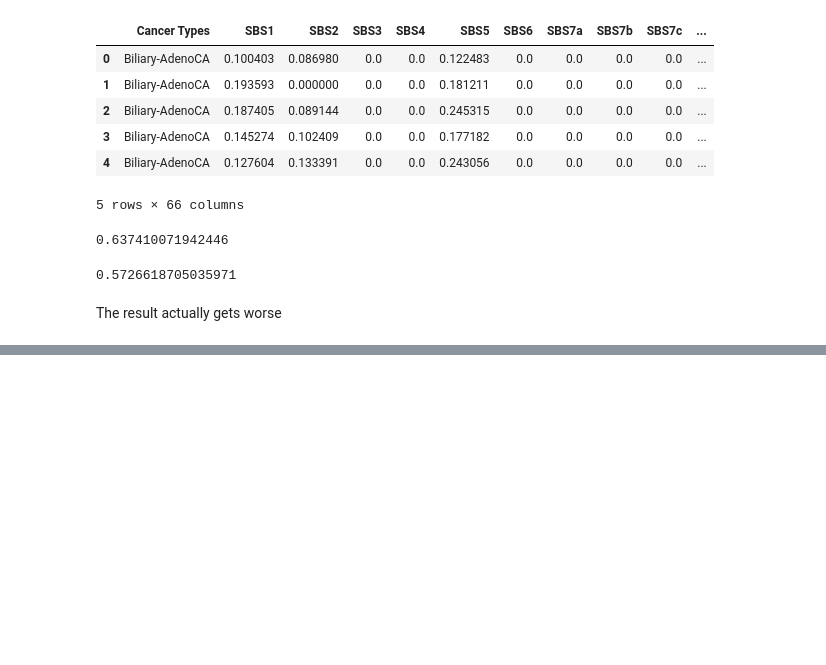
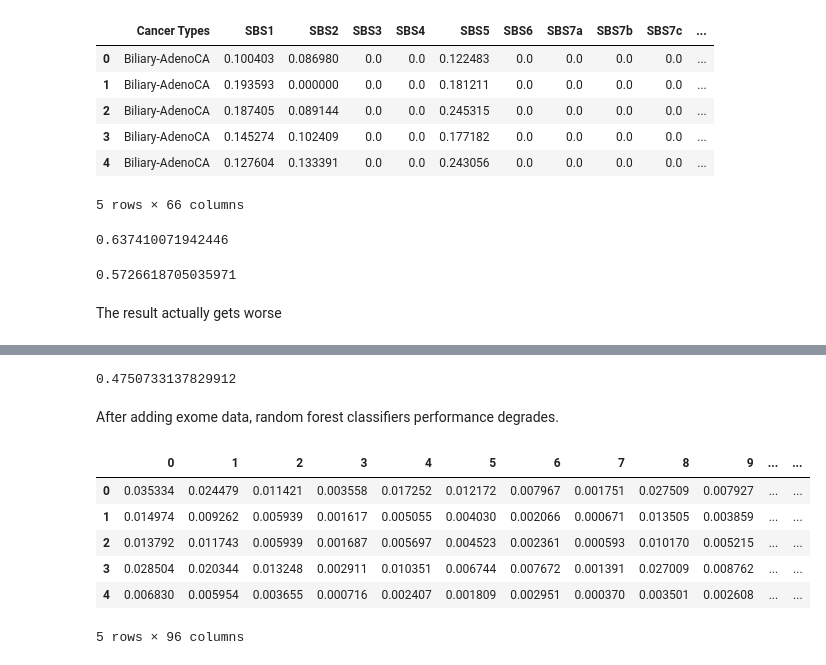
Before and after one commit to Lepardi/LSI31003-group-work, a Jupyter notebook: MachineLearning_inMolecularBiology2020_GroupProject.ipynb, the cells around one changed output, grey strips where cells are left out. Drawn from its saved outputs; the diff is of its cells as text; code cells hidden in the pictures; blank space fills up the shorter version.

```diff
--- a/MachineLearning_inMolecularBiology2020_GroupProject.ipynb
+++ b/MachineLearning_inMolecularBiology2020_GroupProject.ipynb
@@ -376,0 +441,4 @@ The result actually gets worse
+# %%
+TCGA_wes_mut = TCGA_wes_mut.T
+#TCGA_wes_mut = TCGA_wes_mut.drop(["cancer_type"])
+TCGA_wes_mut["type"] = TCGA_wes_mut.index.str.split("::").str[0]
@@ -376,0 +459,4 @@ The result actually gets worse
+# %%
+df = pd.concat([PCAWG_wgs_mutT, TCGA_wes_mut], sort=False)
+df.drop(df.tail(1).index,inplace=True)
+df.head(2)
@@ -376,0 +470,4 @@ The result actually gets worse
+# %%
+from sklearn import preprocessing
+df = df.iloc[:,:96]
+df.head(2)
@@ -376,0 +479,5 @@ The result actually gets worse
+# %%
+x = df.values #returns a numpy array
+min_max_scaler = preprocessing.MinMaxScaler()
+x_scaled = min_max_scaler.fit_transform(x)
+df = pd.DataFrame(x_scaled)
@@ -376,0 +491,35 @@ The result actually gets worse
+# %%
+y = cancer_type
+X = df
+train_X, test_X, train_y, test_y = train_test_split(X, y, test_size=0.25, random_state=0)
+
+parameters = {'bootstrap': False,
+              'min_samples_leaf': 3,
+              'n_estimators': 50,
+              'min_samples_split': 10,
+              'max_features': 'sqrt',
+              'max_depth': 12,
+              'max_leaf_nodes': None}
+
+
+RF_model = RandomForestClassifier(**parameters)
+RF_model.fit(train_X, train_y)
+
+RF_predictions = RF_model.predict(test_X)
+score = accuracy_score(test_y ,RF_predictions)
+print(score)
+# %% [output]
+0.4750733137829912
+# %% [markdown]
+After adding exome data, random forest classifiers performance degrades.
+# %%
+#Combining all the data
+df.head()
+# %% [output]
+|  | 0 | 1 | 2 | 3 | 4 | 5 | 6 | 7 | 8 | 9 | ... | ... |
+| 0 | 0.035334 | 0.024479 | 0.011421 | 0.003558 | 0.017252 | 0.012172 | 0.007967 | 0.001751 | 0.027509 | 0.007927 | ... | ... |
+| 1 | 0.014974 | 0.009262 | 0.005939 | 0.001617 | 0.005055 | 0.004030 | 0.002066 | 0.000671 | 0.013505 | 0.003859 | ... | ... |
+| 2 | 0.013792 | 0.011743 | 0.005939 | 0.001687 | 0.005697 | 0.004523 | 0.002361 | 0.000593 | 0.010170 | 0.005215 | ... | ... |
+| 3 | 0.028504 | 0.020344 | 0.013248 | 0.002911 | 0.010351 | 0.006744 | 0.007672 | 0.001391 | 0.027009 | 0.008762 | ... | ... |
+| 4 | 0.006830 | 0.005954 | 0.003655 | 0.000716 | 0.002407 | 0.001809 | 0.002951 | 0.000370 | 0.003501 | 0.002608 | ... | ... |
+5 rows × 96 columns
```
Also changed, not shown: parts of 28 cells of this notebook.
